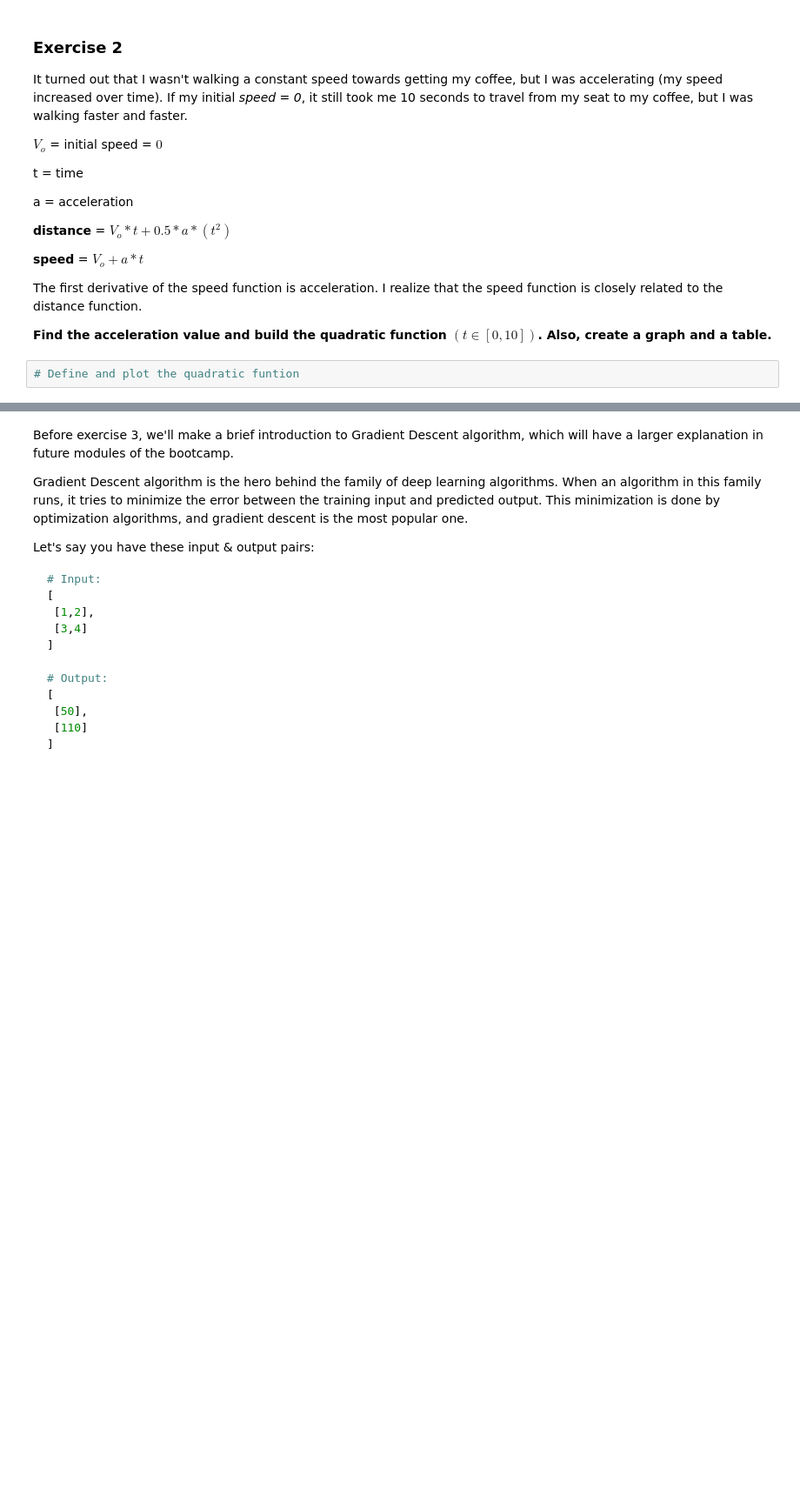
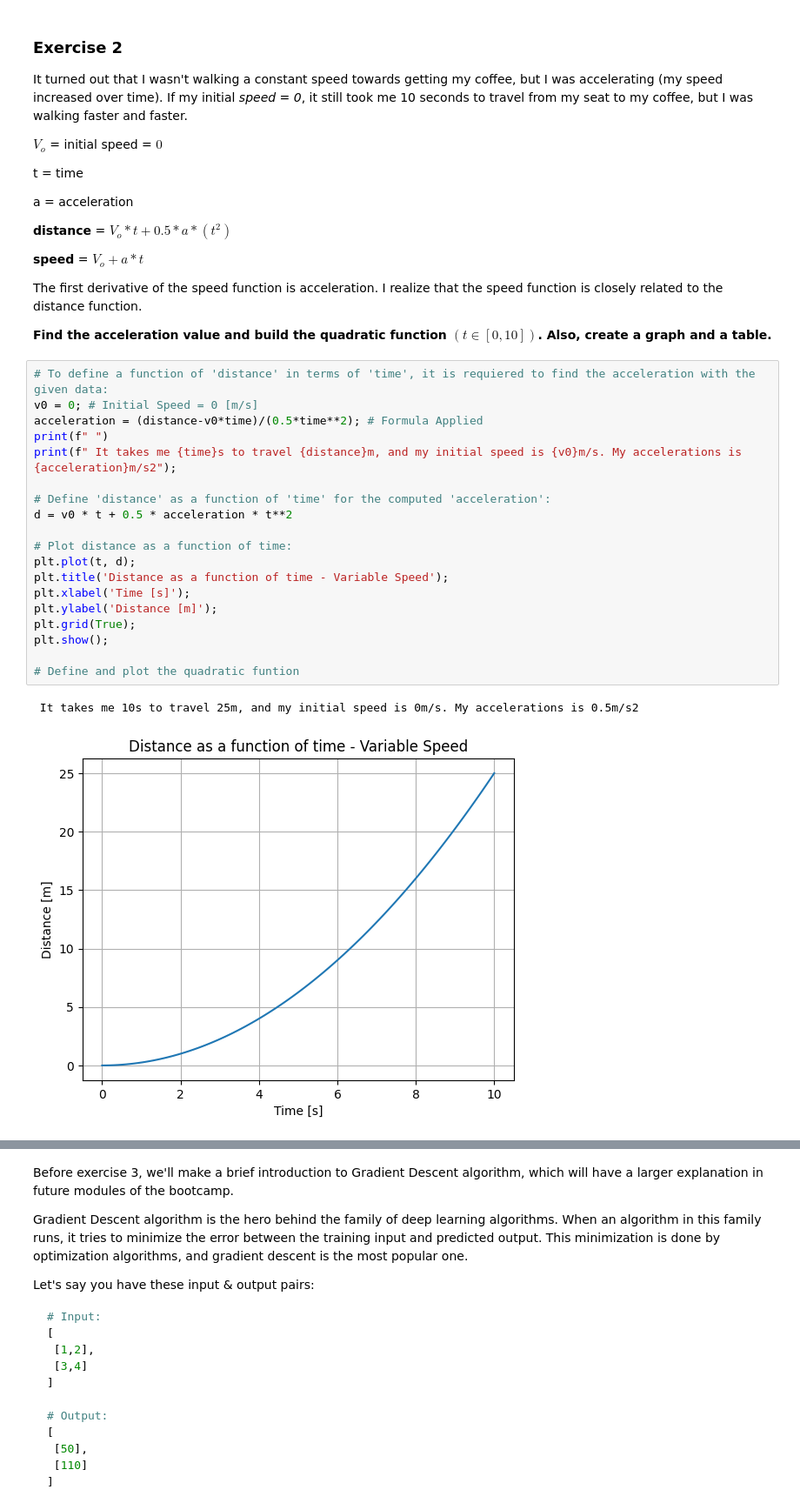
Before and after one commit to 4GeeksAcademy/calculus-and-algebra-problems-with-python-clara, a Jupyter notebook: notebook/problems.ipynb, the cells around one changed output, grey strips where cells are left out. Shown at 87% size. Drawn from its saved outputs; the diff is of its cells as text; blank space fills up the shorter version.

```diff
--- a/notebook/problems.ipynb
+++ b/notebook/problems.ipynb
@@ -93,5 +94,25 @@ The first derivative of the speed function is acceleration. I realize that the s
 
 **Find the acceleration value and build the quadratic function  $(t ∈ [0,10])$. Also, create a graph and a table.**
 # %%
+# To define a function of 'distance' in terms of 'time', it is requiered to find the acceleration with the given data:
+v0 = 0; # Initial Speed = 0 [m/s]
+acceleration = (distance-v0*time)/(0.5*time**2); # Formula Applied
+print(f" ")
+print(f" It takes me {time}s to travel {distance}m, and my initial speed is {v0}m/s. My accelerations is {acceleration}m/s2");
+
+# Define 'distance' as a function of 'time' for the computed 'acceleration':
+d = v0 * t + 0.5 * acceleration * t**2
+
+# Plot distance as a function of time:
+plt.plot(t, d);
+plt.title('Distance as a function of time - Variable Speed');
+plt.xlabel('Time [s]');
+plt.ylabel('Distance [m]');
+plt.grid(True);
+plt.show();
+
 # Define and plot the quadratic funtion
+# %% [output]
+ It takes me 10s to travel 25m, and my initial speed is 0m/s. My accelerations is 0.5m/s2
+[figure, added]
 # %%
```
Also changed, not shown: parts of 16 cells of this notebook.
